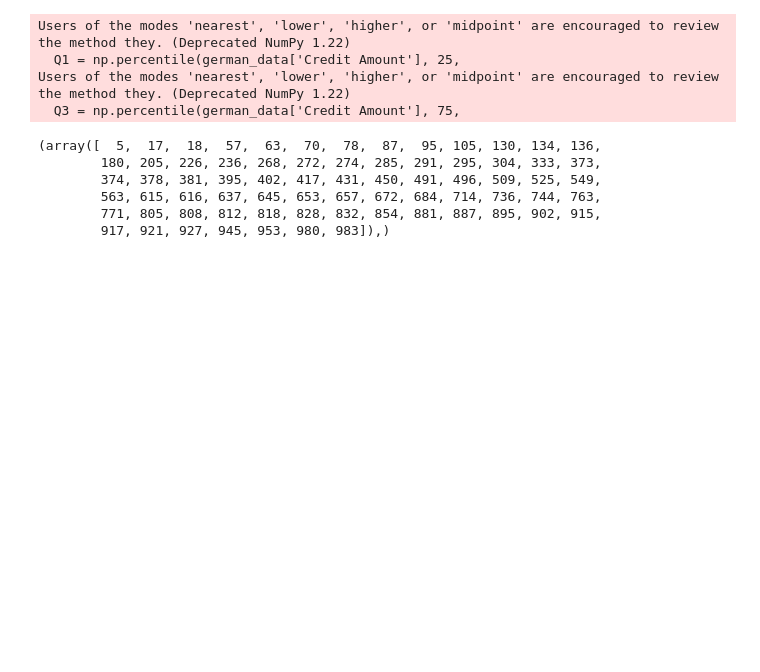
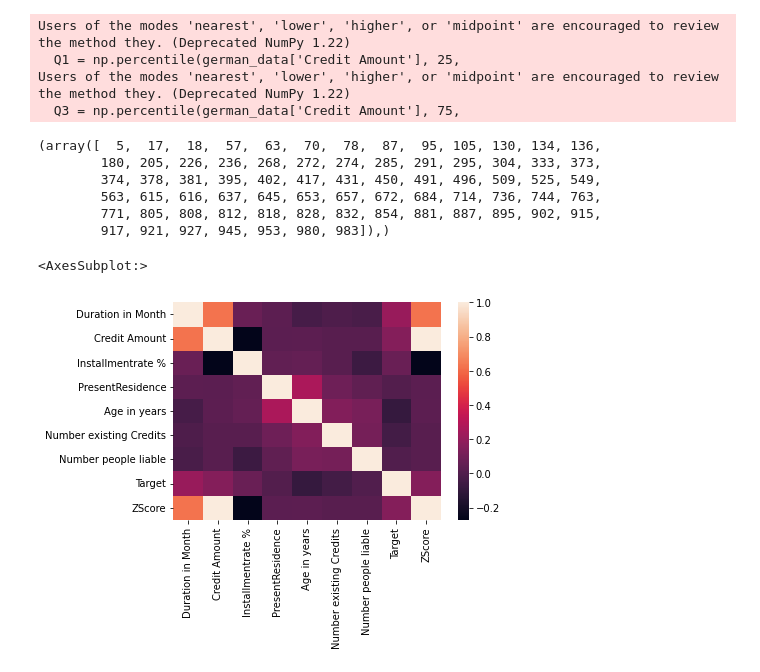
Before and after one commit to DanielGit4/AML, a Jupyter notebook: German_Credit_data/eda.ipynb, the cells around one changed output. Saved outputs shown, nothing was run; the diff lists cells and outputs as text; code cells hidden in the pictures; blank space fills up the shorter version.

```diff
--- a/German_Credit_data/eda.ipynb
+++ b/German_Credit_data/eda.ipynb
@@ -186,3 +185,11 @@ outlier_iqr(german_data['Credit Amount'])
 # %%
 # transform target value 2 to 1 and 1 to 0 to be binary
 german_data['Target'] = german_data['Target'].map({2:1, 1:0})
+# %%
+# check if feautures are correlated
+corr = german_data.corr()
+# plot correlation matrix
+sns.heatmap(corr, xticklabels=corr.columns, yticklabels=corr.columns)
+# %% [output]
+<AxesSubplot:>
+[figure, added]
```
Also changed, not shown: parts of 9 cells of this notebook.
